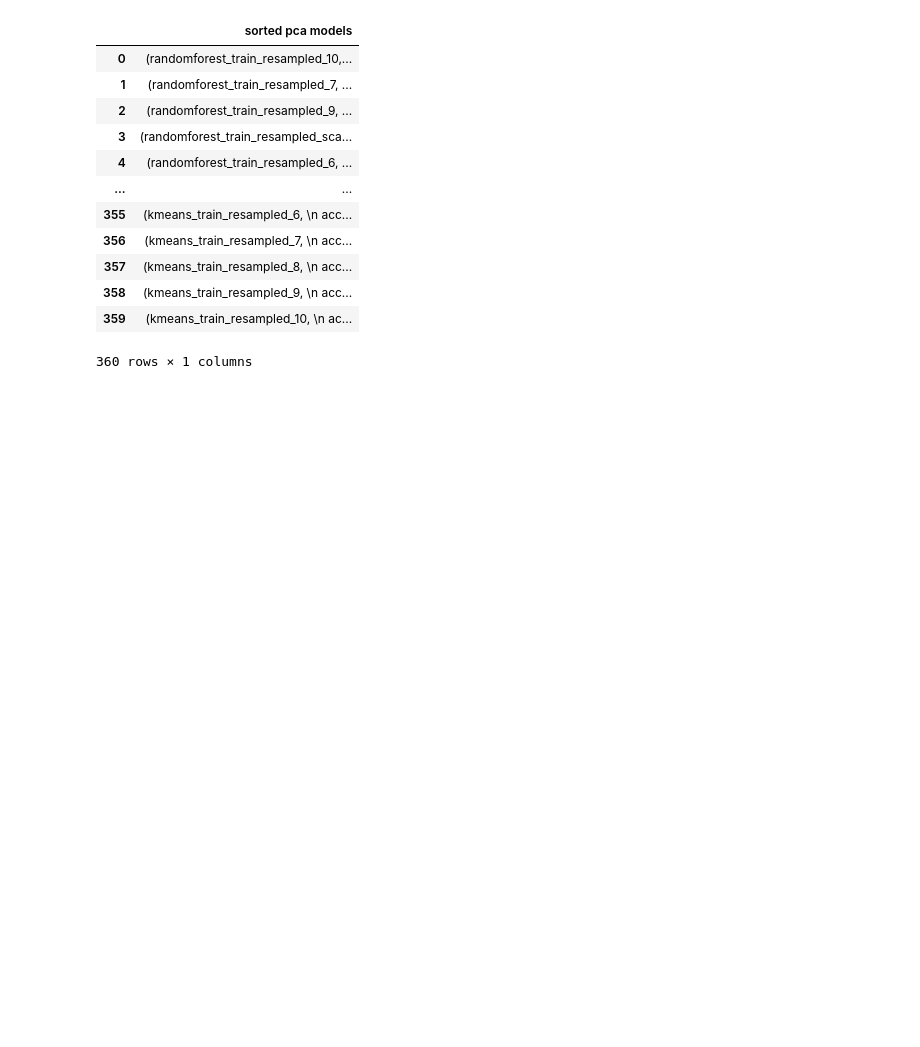
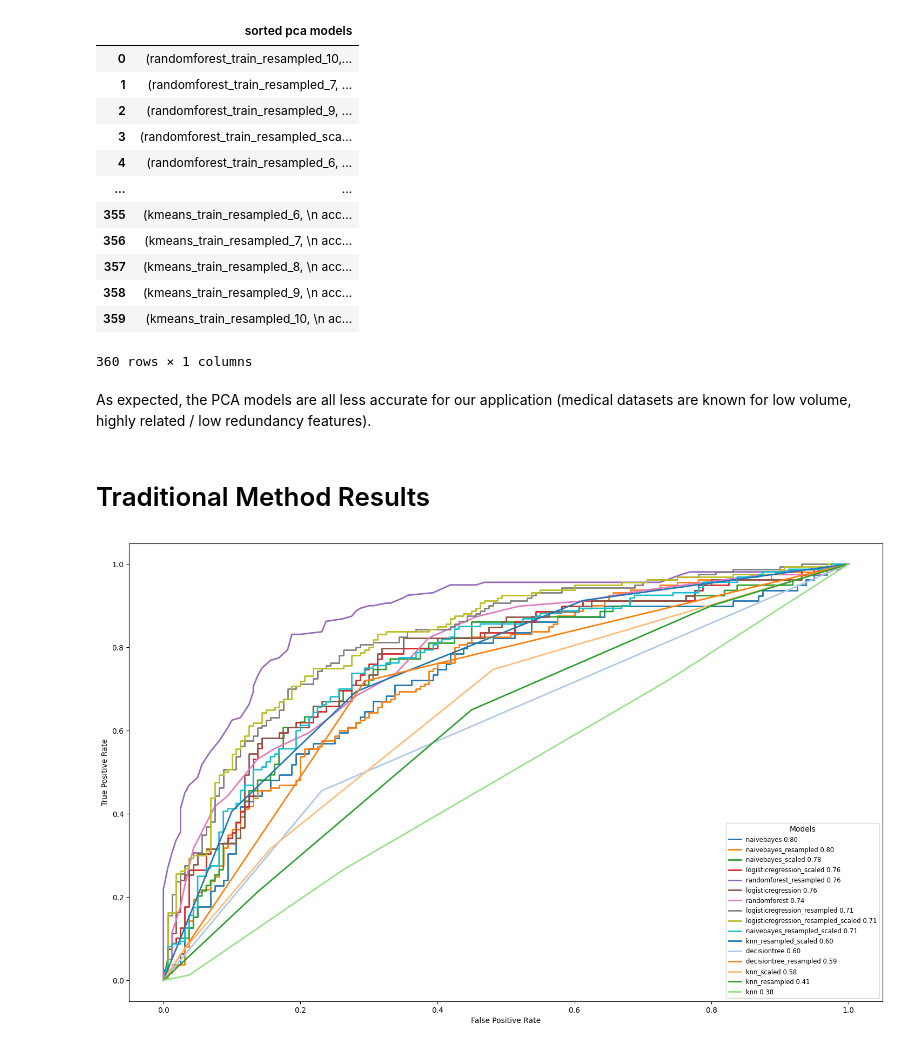
Before and after one commit to steventhestudent/CS4662_Project, a Jupyter notebook: Data Exploration.ipynb, the cells around one changed output. Saved outputs shown, nothing was run; the diff lists cells and outputs as text; code cells hidden in the pictures; blank space fills up the shorter version.

```diff
--- a/Data Exploration.ipynb
+++ b/Data Exploration.ipynb
@@ -599,3 +597,21 @@ pd.DataFrame({"sorted pca models": sorted(tmp.items(), key=lambda item: item[1].
 | 358 | (kmeans_train_resampled_9, \n acc... |
 | 359 | (kmeans_train_resampled_10, \n ac... |
 360 rows × 1 columns
+# %% [markdown]
+As expected, the PCA models are all less accurate for our application (medical datasets are known for low volume, highly related / low redundancy features).
+# %% [markdown]
+# Traditional Method Results
+# %%
+plt.figure(figsize=(18, 11))
+distinct_colors = plt.cm.tab10.colors + plt.cm.tab20.colors
+distinct_colors = distinct_colors[:len(models)]
+for i, m in enumerate(sorted(models.items(), key=lambda item: item[1].roc_AUC or 0, reverse=True)):
+    model_name, model = m
+    if models[model_name].roc_AUC is None: continue
+    plt.plot(models[model_name].roc_fpr, models[model_name].roc_tpr, color=distinct_colors[i], lw=2, label=f"{model_name} {models[model_name].roc_AUC:.2f}")
+plt.xlabel("False Positive Rate")
+plt.ylabel("True Positive Rate")
+plt.legend(loc='best', fontsize='small', title='Models')
+plt.show()
+# %% [output]
+[figure, added]
```
Also changed, not shown: parts of 6 cells of this notebook, 1 other file.
